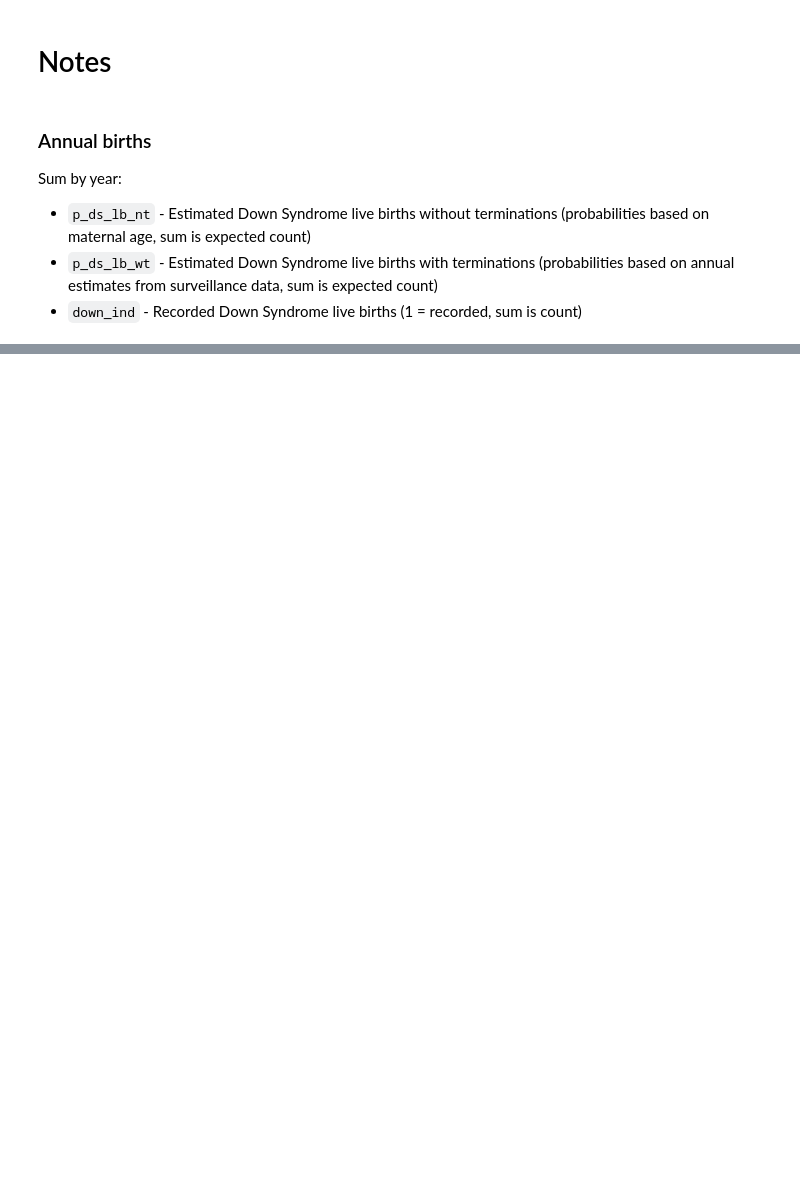
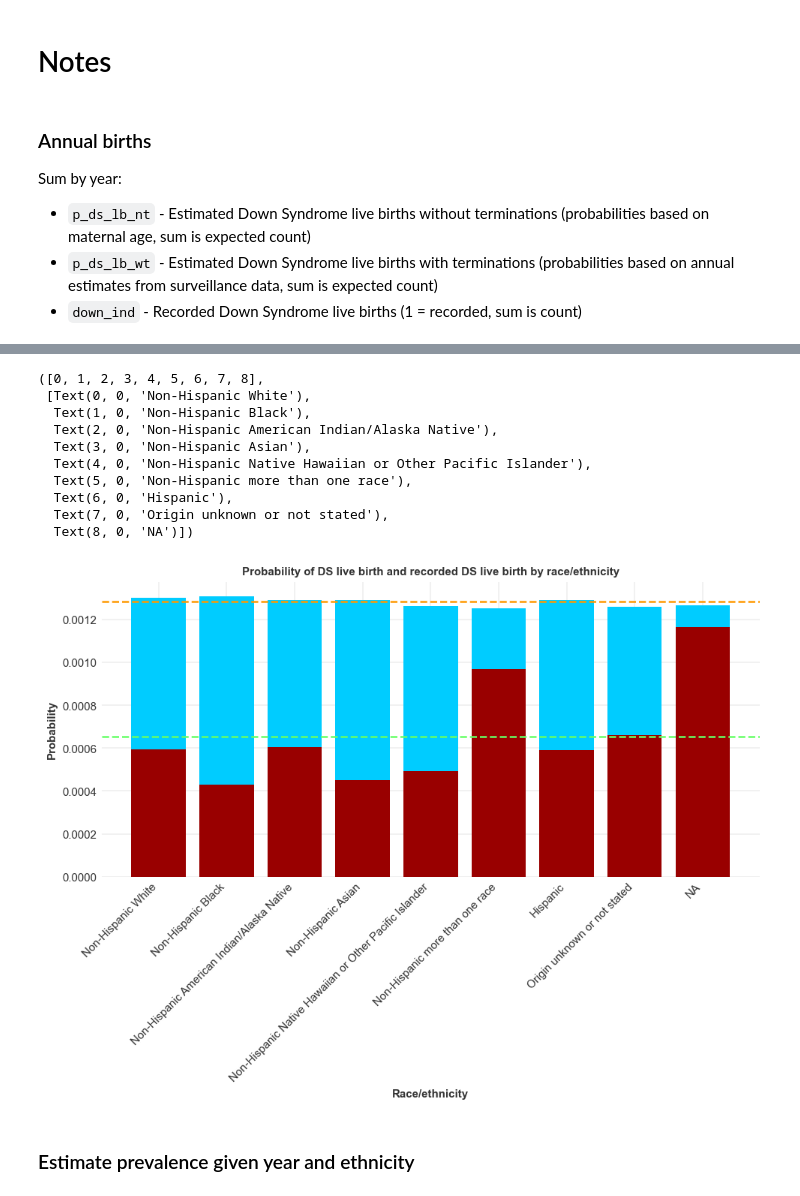
Before and after one commit to frankbuckley/ds-births-populations, a Jupyter notebook: projects/us-birth-certificates/notes.ipynb, the cells around one changed output, grey strips where cells are left out. Drawn from its saved outputs; the diff is of its cells as text; code cells hidden in the pictures; blank space fills up the shorter version.

```diff
--- a/projects/us-birth-certificates/notes.ipynb
+++ b/projects/us-birth-certificates/notes.ipynb
@@ -10,7 +11,8 @@ from variables import Variables as vars
 
 plt.style.use('../../notebook.mplstyle')
 # %%
-df = pd.read_parquet("./data/us_births.parquet")
+# df = pd.read_parquet("./data/us_births.parquet")
+con = duckdb.connect("./data/us_births.db")
 # %% [markdown]
 ### Annual births
 
@@ -43,0 +156,26 @@ births_year_df
+# %%
+plt.figure(figsize=(8, 6))
+plt.title("Probability of DS live birth and recorded DS live birth by race/ethnicity")
+plt.xlabel("Race/ethnicity")
+plt.ylabel("Probability")
+plt.bar(births_df["mracehisp"], births_df["p_ds_lb_wt"], color="#00ccff")
+plt.bar(births_df["mracehisp"], births_df["p_down_ind"], color="#990000")
+# plot line for mean_prev_ds
+plt.axhline(y=mean_prev_ds, color="#ff9900", linestyle="--", label="Mean estimated DS live births")
+plt.axhline(y=mean_prev_rec, color="#66ff66", linestyle="--", label="Mean recorded DS live births")
+# rotate x axis labels
+plt.xticks(rotation=45, ha='right')
+# %% [output]
+([0, 1, 2, 3, 4, 5, 6, 7, 8],
+ [Text(0, 0, 'Non-Hispanic White'),
+  Text(1, 0, 'Non-Hispanic Black'),
+  Text(2, 0, 'Non-Hispanic American Indian/Alaska Native'),
+  Text(3, 0, 'Non-Hispanic Asian'),
+  Text(4, 0, 'Non-Hispanic Native Hawaiian or Other Pacific Islander'),
+  Text(5, 0, 'Non-Hispanic more than one race'),
+  Text(6, 0, 'Hispanic'),
+  Text(7, 0, 'Origin unknown or not stated'),
+  Text(8, 0, 'NA')])
+[figure, added]
+# %% [markdown]
+### Estimate prevalence given year and ethnicity
```
Also changed, not shown: parts of 18 cells of this notebook, 2 other files.
